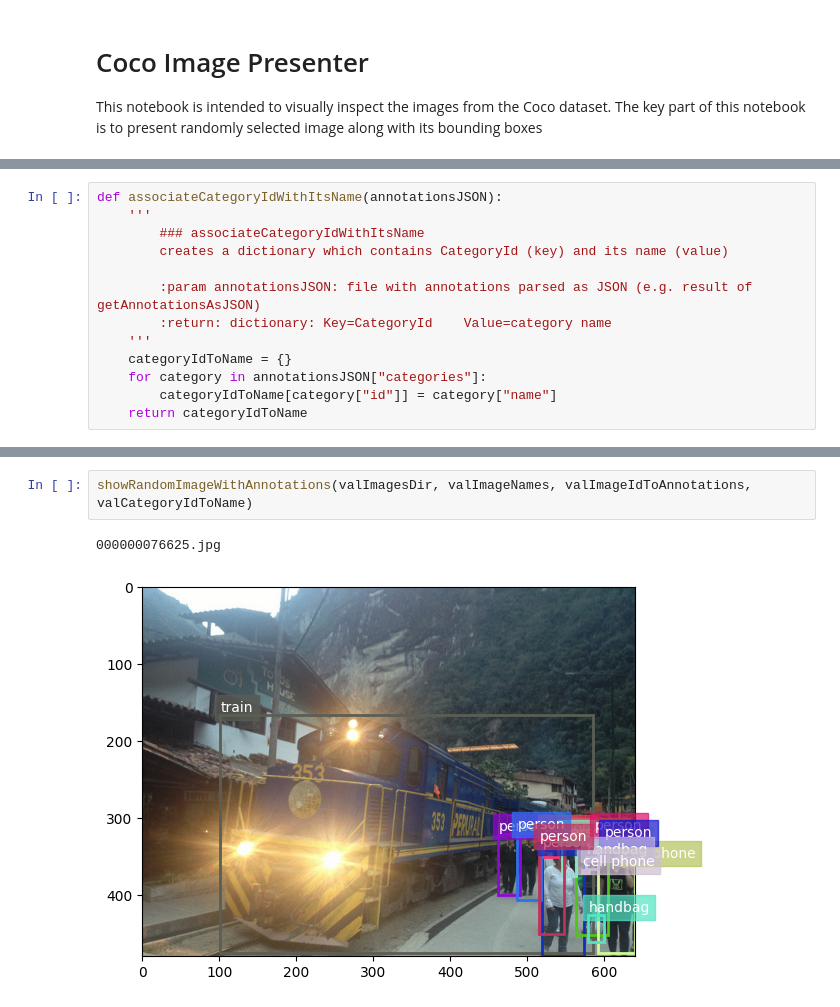
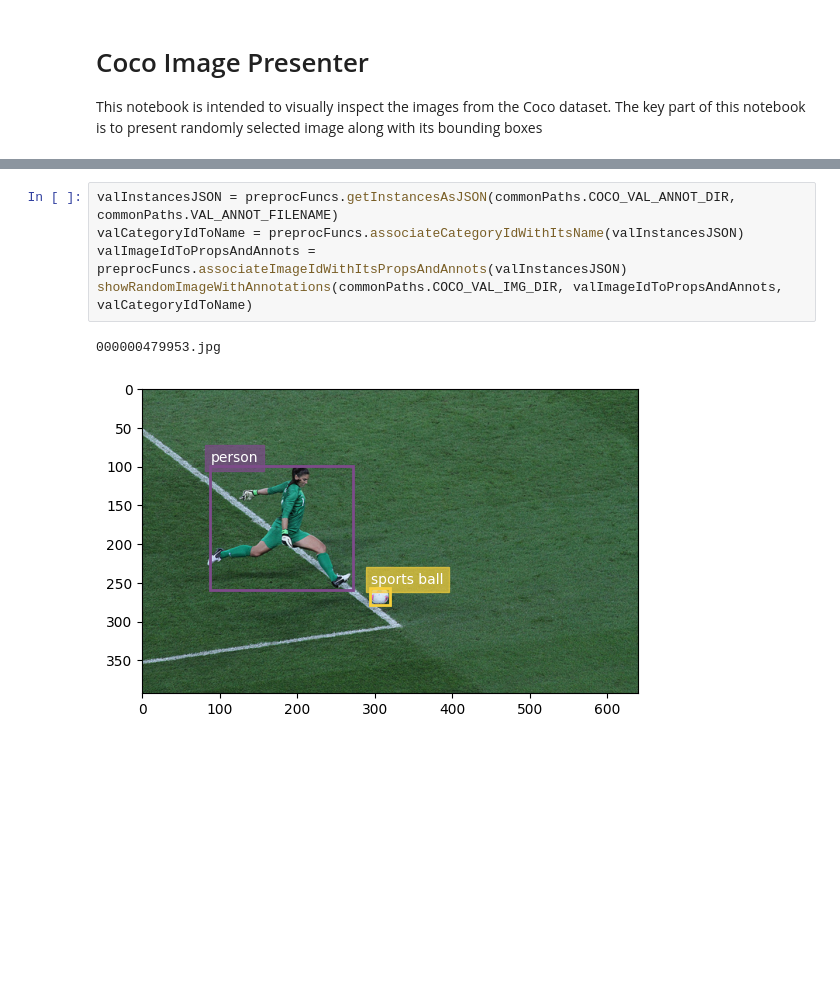
Before and after one commit to KacperChabros/Object-Detection, a Jupyter notebook: CocoImagePresenter.ipynb, the cells around one changed output, grey strips where cells are left out. Cells and saved outputs as stored; diff of their text form; blank space fills up the shorter version.

Commit message:
add preprocessing of coco dataset to match yolo format. Code cleanup

```diff
--- a/CocoImagePresenter.ipynb
+++ b/CocoImagePresenter.ipynb
@@ -88,13 +14,0 @@ valImageIdToAnnotations = associateImageWithItsAnnotations(valAnnotationsJSON)
-# %%
-def associateCategoryIdWithItsName(annotationsJSON):
-    '''
-        ### associateCategoryIdWithItsName
-        creates a dictionary which contains CategoryId (key) and its name (value)
-
-        :param annotationsJSON: file with annotations parsed as JSON (e.g. result of getAnnotationsAsJSON)
-        :return: dictionary: Key=CategoryId    Value=category name
-    '''
-    categoryIdToName = {}
-    for category in annotationsJSON["categories"]:
-        categoryIdToName[category["id"]] = category["name"]
-    return categoryIdToName
@@ -135,8 +46,11 @@ def showRandomImageWithAnnotations(directoryPath, imageNames, imageIdToAnnotatio
 
     ax.imshow(img)
     plt.show()
-# %%
-showRandomImageWithAnnotations(valImagesDir, valImageNames, valImageIdToAnnotations, valCategoryIdToName)
-# %% [output]
-000000076625.jpg
-[figure, removed]
+# %%
+valInstancesJSON = preprocFuncs.getInstancesAsJSON(commonPaths.COCO_VAL_ANNOT_DIR, commonPaths.VAL_ANNOT_FILENAME)
+valCategoryIdToName = preprocFuncs.associateCategoryIdWithItsName(valInstancesJSON)
+valImageIdToPropsAndAnnots = preprocFuncs.associateImageIdWithItsPropsAndAnnots(valInstancesJSON)
+showRandomImageWithAnnotations(commonPaths.COCO_VAL_IMG_DIR, valImageIdToPropsAndAnnots, valCategoryIdToName)
+# %% [output]
+000000479953.jpg
+[figure, added]
```
Also changed, not shown: parts of 11 cells of this notebook, 3 other files.
